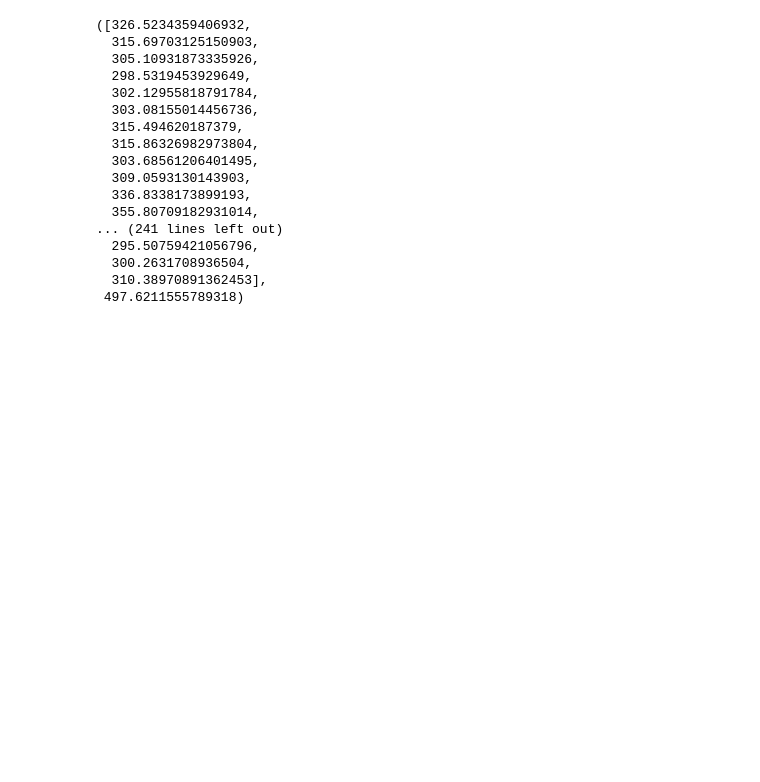
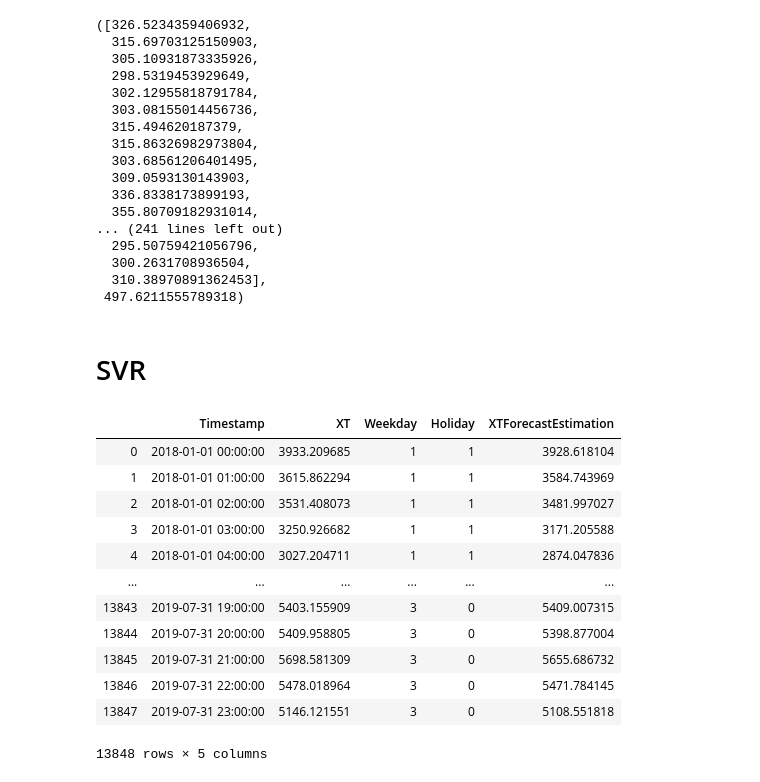
Before and after one commit to Darzan21/Electric-Load-Forecasting, a Jupyter notebook: LoadForecastingFinal.ipynb, the cells around one changed output. Drawn from its saved outputs; the diff is of its cells as text; code cells hidden in the pictures; blank space fills up the shorter version.

```diff
--- a/LoadForecastingFinal.ipynb
+++ b/LoadForecastingFinal.ipynb
@@ -1235,3 +1233,5 @@ evaluate_LSTM(multivariate_model.predict(x),y)
   300.2631708936504,
   310.38970891362453],
  497.6211555789318)
+# %% [markdown]
+# SVR
@@ -1237,0 +1244,16 @@ evaluate_LSTM(multivariate_model.predict(x),y)
+# %%
+df1
+# %% [output]
+|  | Timestamp | XT | Weekday | Holiday | XTForecastEstimation |
+| 0 | 2018-01-01 00:00:00 | 3933.209685 | 1 | 1 | 3928.618104 |
+| 1 | 2018-01-01 01:00:00 | 3615.862294 | 1 | 1 | 3584.743969 |
+| 2 | 2018-01-01 02:00:00 | 3531.408073 | 1 | 1 | 3481.997027 |
+| 3 | 2018-01-01 03:00:00 | 3250.926682 | 1 | 1 | 3171.205588 |
+| 4 | 2018-01-01 04:00:00 | 3027.204711 | 1 | 1 | 2874.047836 |
+| ... | ... | ... | ... | ... | ... |
+| 13843 | 2019-07-31 19:00:00 | 5403.155909 | 3 | 0 | 5409.007315 |
+| 13844 | 2019-07-31 20:00:00 | 5409.958805 | 3 | 0 | 5398.877004 |
+| 13845 | 2019-07-31 21:00:00 | 5698.581309 | 3 | 0 | 5655.686732 |
+| 13846 | 2019-07-31 22:00:00 | 5478.018964 | 3 | 0 | 5471.784145 |
+| 13847 | 2019-07-31 23:00:00 | 5146.121551 | 3 | 0 | 5108.551818 |
+13848 rows × 5 columns
```
Also changed, not shown: parts of 15 cells of this notebook.
